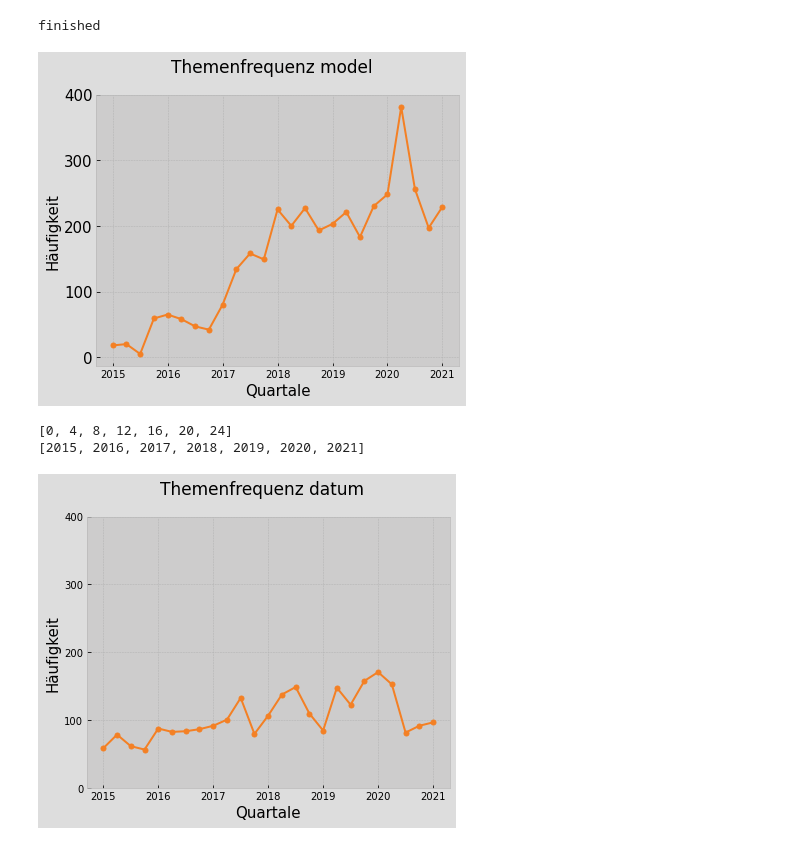
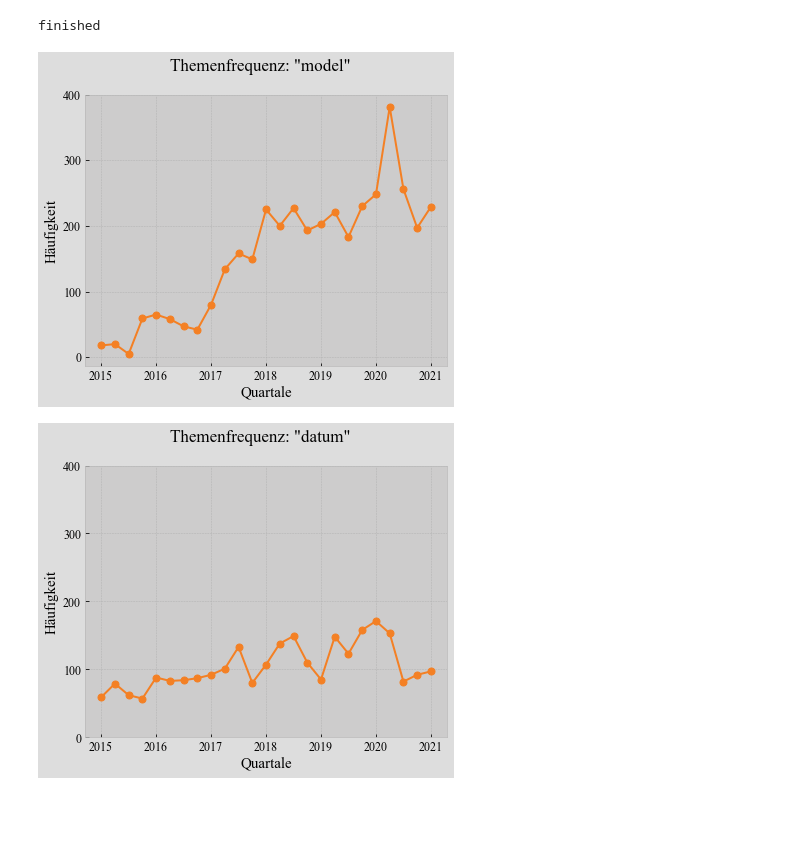
Before and after one commit to LBraunshausen/MSR-project, a Jupyter notebook: RQ2.ipynb, the cells around one changed output. Drawn from its saved outputs; the diff is of its cells as text; code cells hidden in the pictures; blank space fills up the shorter version.

```diff
--- a/RQ2.ipynb
+++ b/RQ2.ipynb
@@ -23,7 +23,7 @@ imported modules
 # %%
 # configuration
 start_post = 0
-end_post = 42636
+end_post = 42637
 # %%
 # Load csv data
 filepath = os.path.join(os.getcwd(), 'QueryResults_sample_42636_14_05_21.csv')
@@ -148,7 +148,7 @@ print("finished")
 # %% [output]
 finished
 # %%
-def get_x_y_values(topic):
+def get_y_values(topic):
     y_values = []
     for year in topic_frequency_dict:
         for quarter in topic_frequency_dict[year]:
@@ -164,7 +164,7 @@ fig_x_size = 6.5
 fig_y_size = 5
 fig_alpha = 0.4
 ax_alpha = 0.5
-marker_size = 5
+marker_size = 7
 line_color = '#F48024'
 face_color = '#BCBBBB'
 
@@ -173,13 +173,14 @@ def draw_plot(y_values):
     fig.patch.set_facecolor('#BCBBBB')
     fig.patch.set_alpha(ax_alpha)
 
-    plt.suptitle('Themenfrequenz ' + topic, fontsize=fontsize + 2)
+
+    plt.suptitle('Themenfrequenz: \"' + topic + '\"', fontsize=fontsize + 2)
     plt.xlabel('Quartale', fontsize=fontsize)
     plt.ylabel('Häufigkeit', fontsize=fontsize)
     ax.patch.set_facecolor(face_color)
     ax.patch.set_alpha(ax_alpha)
-    ax.tick_params(axis='y', labelsize=fontsize-5)
-    ax.tick_params(axis='x', labelsize=fontsize-5)
+    ax.tick_params(axis='y', labelsize=fontsize-3)
+    ax.tick_params(axis='x', labelsize=fontsize-3)
 
     ax.plot([x_values for x_values in range(0, 25)], y_values, color=line_color, marker='o', markersize=marker_size)
 
@@ -187,26 +188,26 @@ def draw_plot(y_values):
     quarters.append(24)
     years = [year for year in range(2015, 2022)]
 
+    plt.rcParams["font.family"] = 'Times New Roman'
     plt.xticks(quarters, years)
     plt.yticks([y * yticks_multiplicator for y in range(0,y_label_amount)])
     plt.style.use('bmh')
+    plt.savefig(topic + '.png')
     plt.show()
 # %%
 topic = "model"
 
-y_values = get_x_y_values(topic)
+y_values = get_y_values(topic)
 draw_plot(y_values)
 # %% [output]
-[figure, old version]
+[figure, new version]
 # %%
 topic = "datum"
 
-y_values = get_x_y_values(topic)
+y_values = get_y_values(topic)
 draw_plot(y_values)
 # %% [output]
-[0, 4, 8, 12, 16, 20, 24]
-[2015, 2016, 2017, 2018, 2019, 2020, 2021]
-[figure, old version]
+[figure, new version]
 # %%
 topic = "image"
 
```
Also changed, not shown: parts of 8 cells of this notebook, 1 other file.
